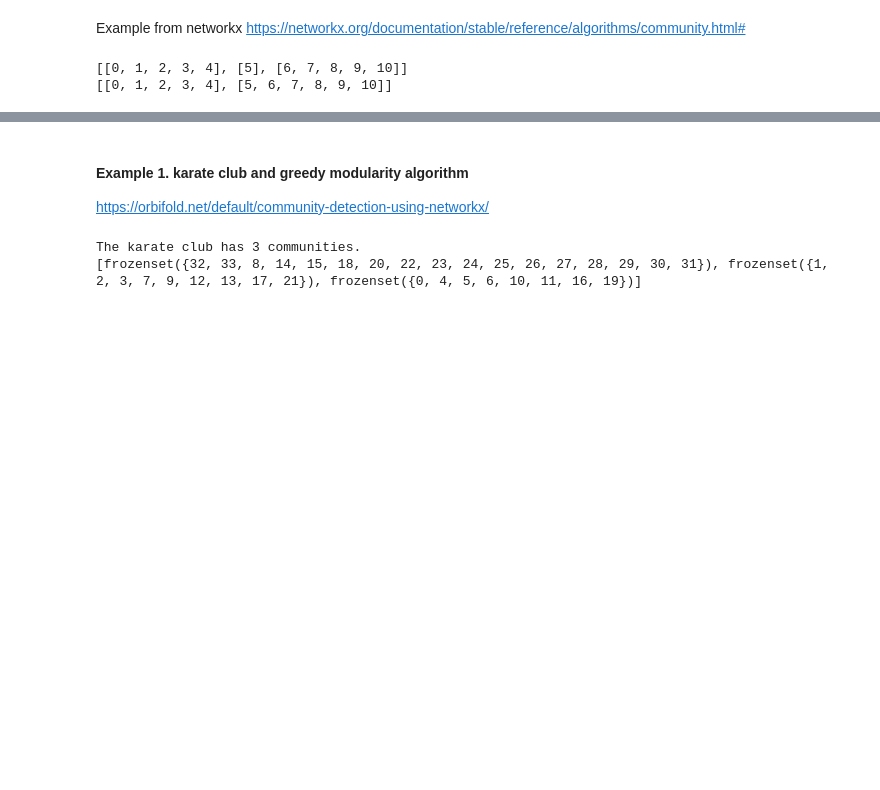
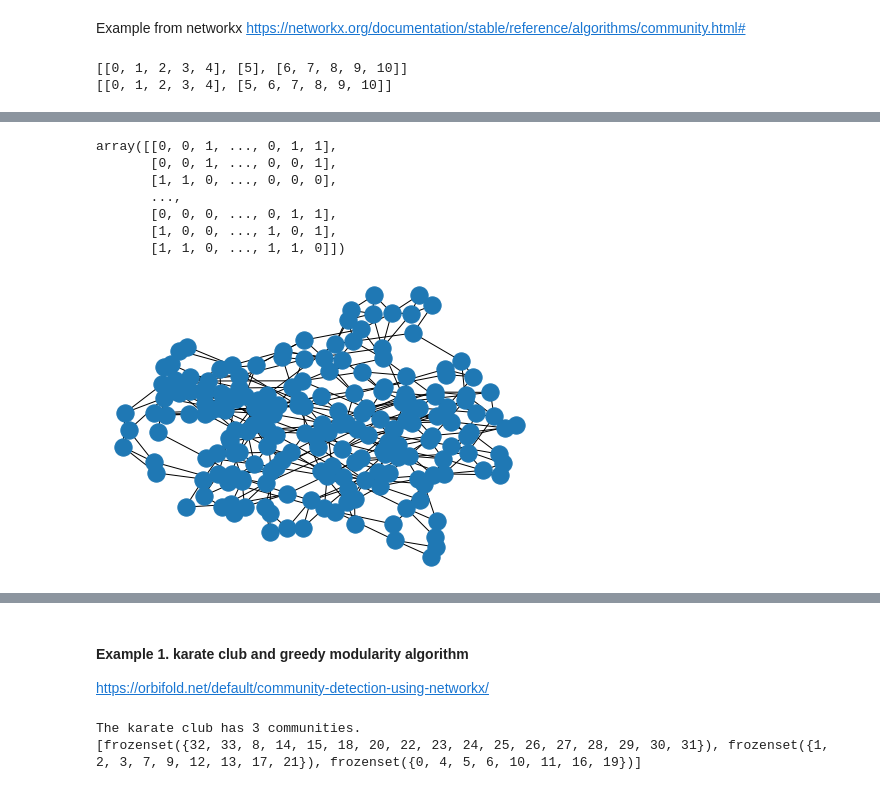
Before and after one commit to cjsyzwsh/Rudimentary_Torch_Tutorial, a Jupyter notebook: 14_networkx_communities.ipynb, the cells around one changed output, grey strips where cells are left out. Drawn from its saved outputs; the diff is of its cells as text; code cells hidden in the pictures; blank space fills up the shorter version.

```diff
--- a/12_geospatial_10_networkx_communities.ipynb
+++ b/14_networkx_communities.ipynb
@@ -21,0 +68,15 @@ print(list(map(sorted, top_level_communities)))
+# %%
+# generate a small-world network for the experiment.
+G = nx.watts_strogatz_graph(200, 5, 0.2)
+nx.draw(G)
+A = np.array(nx.adjacency_matrix(G).todense())
+A
+# %% [output]
+array([[0, 0, 1, ..., 0, 1, 1],
+       [0, 0, 1, ..., 0, 0, 1],
+       [1, 1, 0, ..., 0, 0, 0],
+       ...,
+       [0, 0, 0, ..., 0, 1, 1],
+       [1, 0, 0, ..., 1, 0, 1],
+       [1, 1, 0, ..., 1, 1, 0]])
+[figure, added]
```
Also changed, not shown: parts of 60 cells of this notebook, 14 other files.
